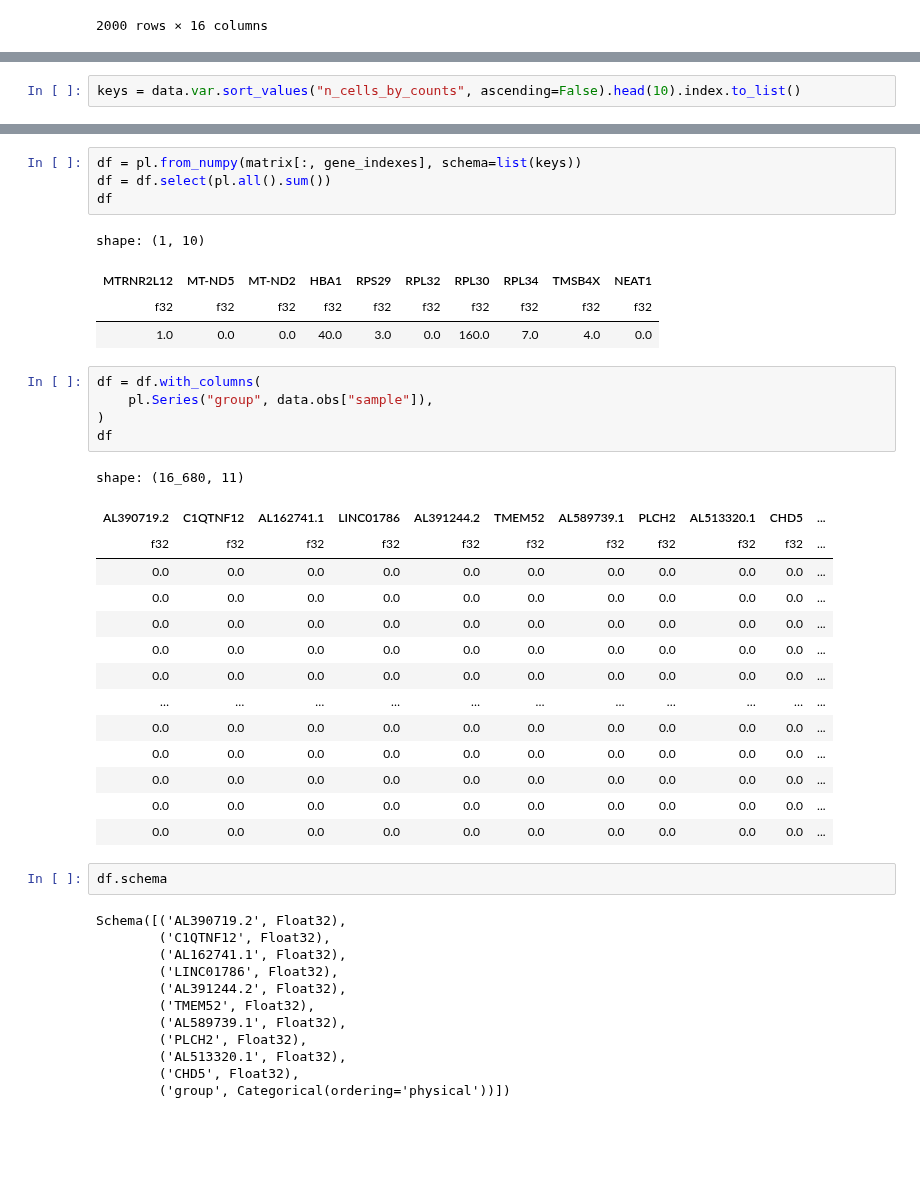
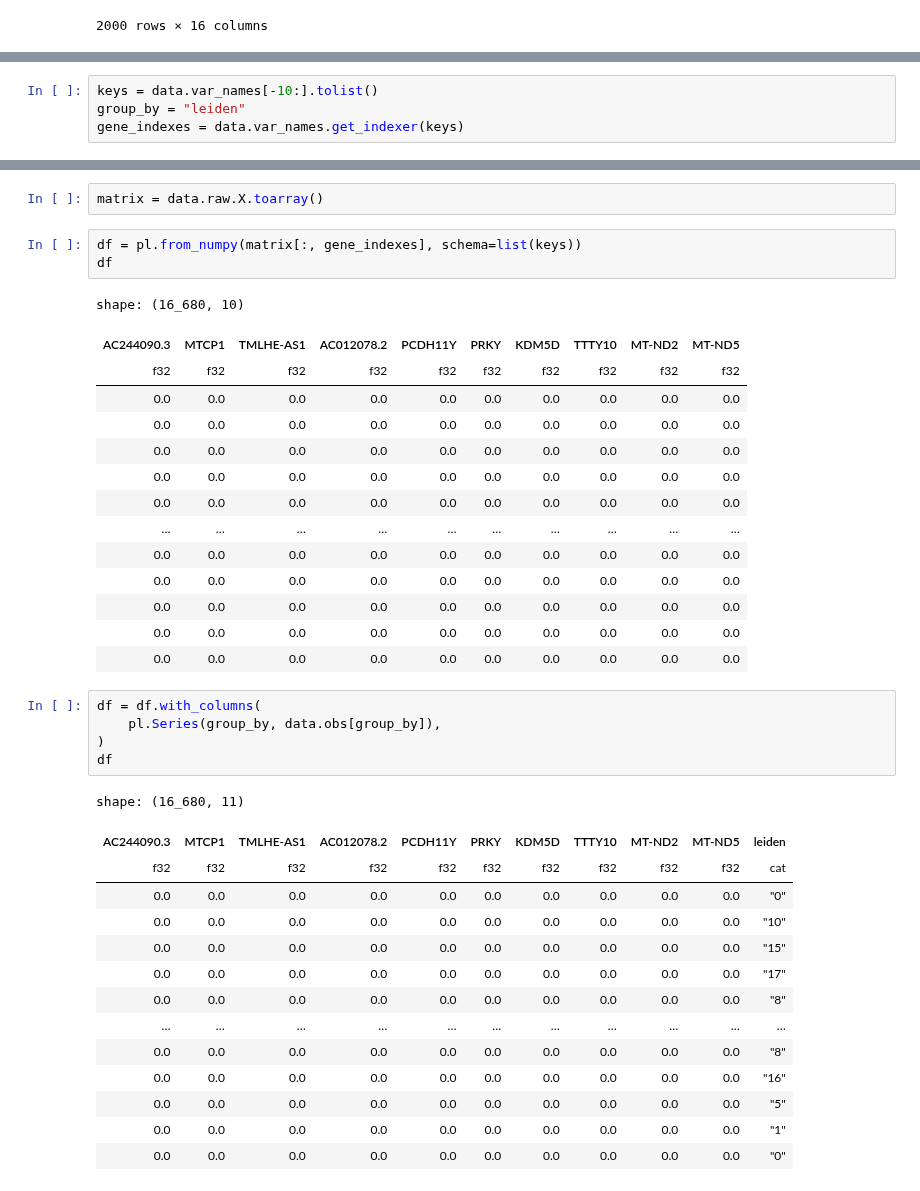
Before and after one commit to datavil/cellestial, a Jupyter notebook: notebooks/dotplot.ipynb, the cells around one changed output, grey strips where cells are left out. Cells and saved outputs as stored; diff of their text form; blank space fills up the shorter version.

```diff
--- a/notebooks/dotplot.ipynb
+++ b/notebooks/dotplot.ipynb
@@ -186,0 +142,4 @@ list(keys)
+# %%
+keys = data.var_names[-10:].tolist()
+group_by = "leiden"
+gene_indexes = data.var_names.get_indexer(keys)
@@ -205,2 +214,0 @@ Index(['AL390719.2', 'C1QTNF12', 'AL162741.1', 'LINC01786', 'AL391244.2',
-# %%
-keys = data.var.sort_values("n_cells_by_counts", ascending=False).head(10).index.to_list()
@@ -224,43 +215,40 @@ shape: (16_680, 10)
+# %%
+matrix = data.raw.X.toarray()
 # %%
 df = pl.from_numpy(matrix[:, gene_indexes], schema=list(keys))
-df = df.select(pl.all().sum())
 df
 # %% [output]
-shape: (1, 10)
+shape: (16_680, 10)
-| MTRNR2L12 | MT-ND5 | MT-ND2 | HBA1 | RPS29 | RPL32 | RPL30 | RPL34 | TMSB4X | NEAT1 |
+| AC244090.3 | MTCP1 | TMLHE-AS1 | AC012078.2 | PCDH11Y | PRKY | KDM5D | TTTY10 | MT-ND2 | MT-ND5 |
 | f32 | f32 | f32 | f32 | f32 | f32 | f32 | f32 | f32 | f32 |
-| 1.0 | 0.0 | 0.0 | 40.0 | 3.0 | 0.0 | 160.0 | 7.0 | 4.0 | 0.0 |
+| 0.0 | 0.0 | 0.0 | 0.0 | 0.0 | 0.0 | 0.0 | 0.0 | 0.0 | 0.0 |
+| 0.0 | 0.0 | 0.0 | 0.0 | 0.0 | 0.0 | 0.0 | 0.0 | 0.0 | 0.0 |
+| 0.0 | 0.0 | 0.0 | 0.0 | 0.0 | 0.0 | 0.0 | 0.0 | 0.0 | 0.0 |
+| 0.0 | 0.0 | 0.0 | 0.0 | 0.0 | 0.0 | 0.0 | 0.0 | 0.0 | 0.0 |
+| 0.0 | 0.0 | 0.0 | 0.0 | 0.0 | 0.0 | 0.0 | 0.0 | 0.0 | 0.0 |
+| … | … | … | … | … | … | … | … | … | … |
+| 0.0 | 0.0 | 0.0 | 0.0 | 0.0 | 0.0 | 0.0 | 0.0 | 0.0 | 0.0 |
+| 0.0 | 0.0 | 0.0 | 0.0 | 0.0 | 0.0 | 0.0 | 0.0 | 0.0 | 0.0 |
+| 0.0 | 0.0 | 0.0 | 0.0 | 0.0 | 0.0 | 0.0 | 0.0 | 0.0 | 0.0 |
+| 0.0 | 0.0 | 0.0 | 0.0 | 0.0 | 0.0 | 0.0 | 0.0 | 0.0 | 0.0 |
+| 0.0 | 0.0 | 0.0 | 0.0 | 0.0 | 0.0 | 0.0 | 0.0 | 0.0 | 0.0 |
 # %%
 df = df.with_columns(
-    pl.Series("group", data.obs["sample"]),
+    pl.Series(group_by, data.obs[group_by]),
 )
 df
 # %% [output]
 shape: (16_680, 11)
-| AL390719.2 | C1QTNF12 | AL162741.1 | LINC01786 | AL391244.2 | TMEM52 | AL589739.1 | PLCH2 | AL513320.1 | CHD5 | ... |
-| f32 | f32 | f32 | f32 | f32 | f32 | f32 | f32 | f32 | f32 | ... |
-| 0.0 | 0.0 | 0.0 | 0.0 | 0.0 | 0.0 | 0.0 | 0.0 | 0.0 | 0.0 | ... |
-| 0.0 | 0.0 | 0.0 | 0.0 | 0.0 | 0.0 | 0.0 | 0.0 | 0.0 | 0.0 | ... |
-| 0.0 | 0.0 | 0.0 | 0.0 | 0.0 | 0.0 | 0.0 | 0.0 | 0.0 | 0.0 | ... |
-| 0.0 | 0.0 | 0.0 | 0.0 | 0.0 | 0.0 | 0.0 | 0.0 | 0.0 | 0.0 | ... |
-| 0.0 | 0.0 | 0.0 | 0.0 | 0.0 | 0.0 | 0.0 | 0.0 | 0.0 | 0.0 | ... |
-| … | … | … | … | … | … | … | … | … | … | ... |
-| 0.0 | 0.0 | 0.0 | 0.0 | 0.0 | 0.0 | 0.0 | 0.0 | 0.0 | 0.0 | ... |
-| 0.0 | 0.0 | 0.0 | 0.0 | 0.0 | 0.0 | 0.0 | 0.0 | 0.0 | 0.0 | ... |
-| 0.0 | 0.0 | 0.0 | 0.0 | 0.0 | 0.0 | 0.0 | 0.0 | 0.0 | 0.0 | ... |
-| 0.0 | 0.0 | 0.0 | 0.0 | 0.0 | 0.0 | 0.0 | 0.0 | 0.0 | 0.0 | ... |
-| 0.0 | 0.0 | 0.0 | 0.0 | 0.0 | 0.0 | 0.0 | 0.0 | 0.0 | 0.0 | ... |
+| AC244090.3 | MTCP1 | TMLHE-AS1 | AC012078.2 | PCDH11Y | PRKY | KDM5D | TTTY10 | MT-ND2 | MT-ND5 | leiden |
+| f32 | f32 | f32 | f32 | f32 | f32 | f32 | f32 | f32 | f32 | cat |
+| 0.0 | 0.0 | 0.0 | 0.0 | 0.0 | 0.0 | 0.0 | 0.0 | 0.0 | 0.0 | "0" |
+| 0.0 | 0.0 | 0.0 | 0.0 | 0.0 | 0.0 | 0.0 | 0.0 | 0.0 | 0.0 | "10" |
+| 0.0 | 0.0 | 0.0 | 0.0 | 0.0 | 0.0 | 0.0 | 0.0 | 0.0 | 0.0 | "15" |
+| 0.0 | 0.0 | 0.0 | 0.0 | 0.0 | 0.0 | 0.0 | 0.0 | 0.0 | 0.0 | "17" |
+| 0.0 | 0.0 | 0.0 | 0.0 | 0.0 | 0.0 | 0.0 | 0.0 | 0.0 | 0.0 | "8" |
+| … | … | … | … | … | … | … | … | … | … | … |
+| 0.0 | 0.0 | 0.0 | 0.0 | 0.0 | 0.0 | 0.0 | 0.0 | 0.0 | 0.0 | "8" |
+| 0.0 | 0.0 | 0.0 | 0.0 | 0.0 | 0.0 | 0.0 | 0.0 | 0.0 | 0.0 | "16" |
+| 0.0 | 0.0 | 0.0 | 0.0 | 0.0 | 0.0 | 0.0 | 0.0 | 0.0 | 0.0 | "5" |
+| 0.0 | 0.0 | 0.0 | 0.0 | 0.0 | 0.0 | 0.0 | 0.0 | 0.0 | 0.0 | "1" |
+| 0.0 | 0.0 | 0.0 | 0.0 | 0.0 | 0.0 | 0.0 | 0.0 | 0.0 | 0.0 | "0" |
-# %%
-df.schema
-# %% [output]
-Schema([('AL390719.2', Float32),
-        ('C1QTNF12', Float32),
-        ('AL162741.1', Float32),
-        ('LINC01786', Float32),
-        ('AL391244.2', Float32),
-        ('TMEM52', Float32),
-        ('AL589739.1', Float32),
-        ('PLCH2', Float32),
-        ('AL513320.1', Float32),
-        ('CHD5', Float32),
-        ('group', Categorical(ordering='physical'))])
```
Also changed, not shown: parts of 26 cells of this notebook.
